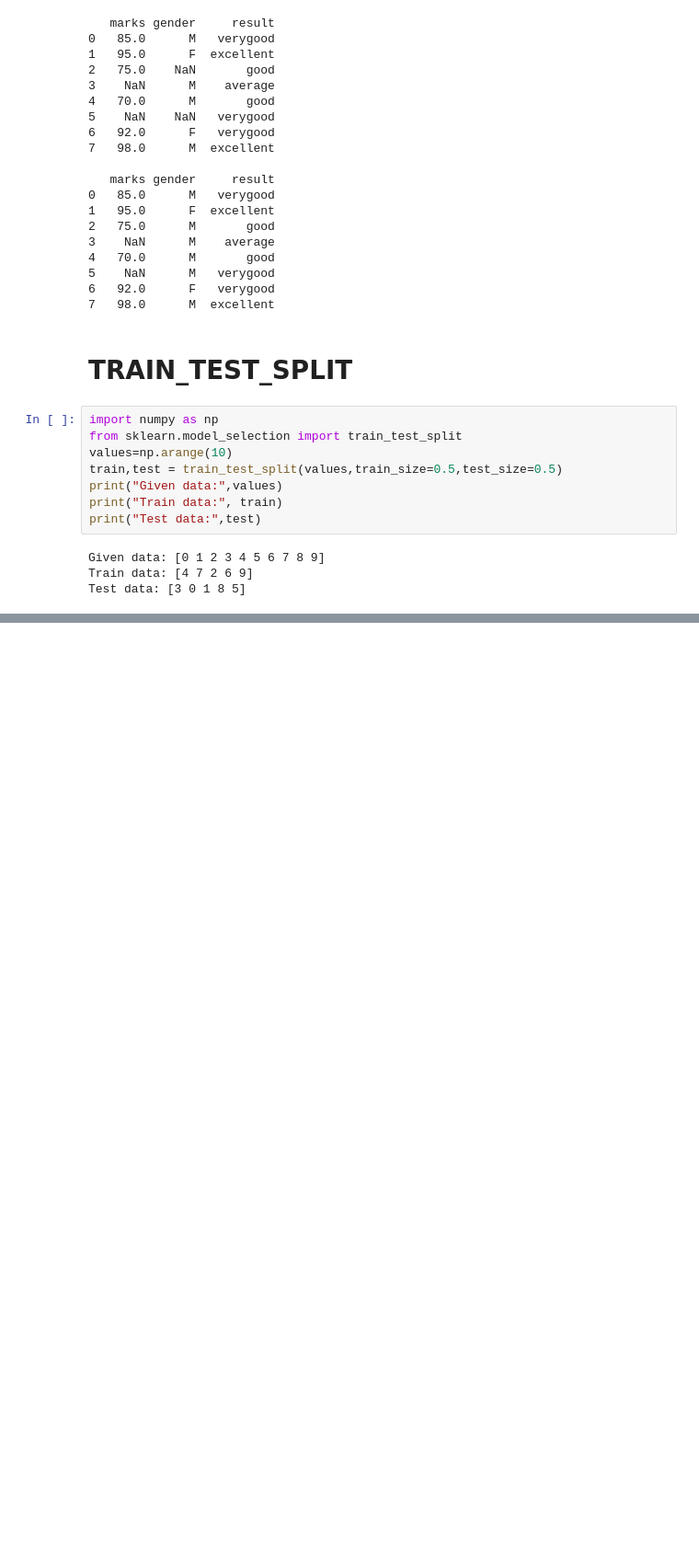
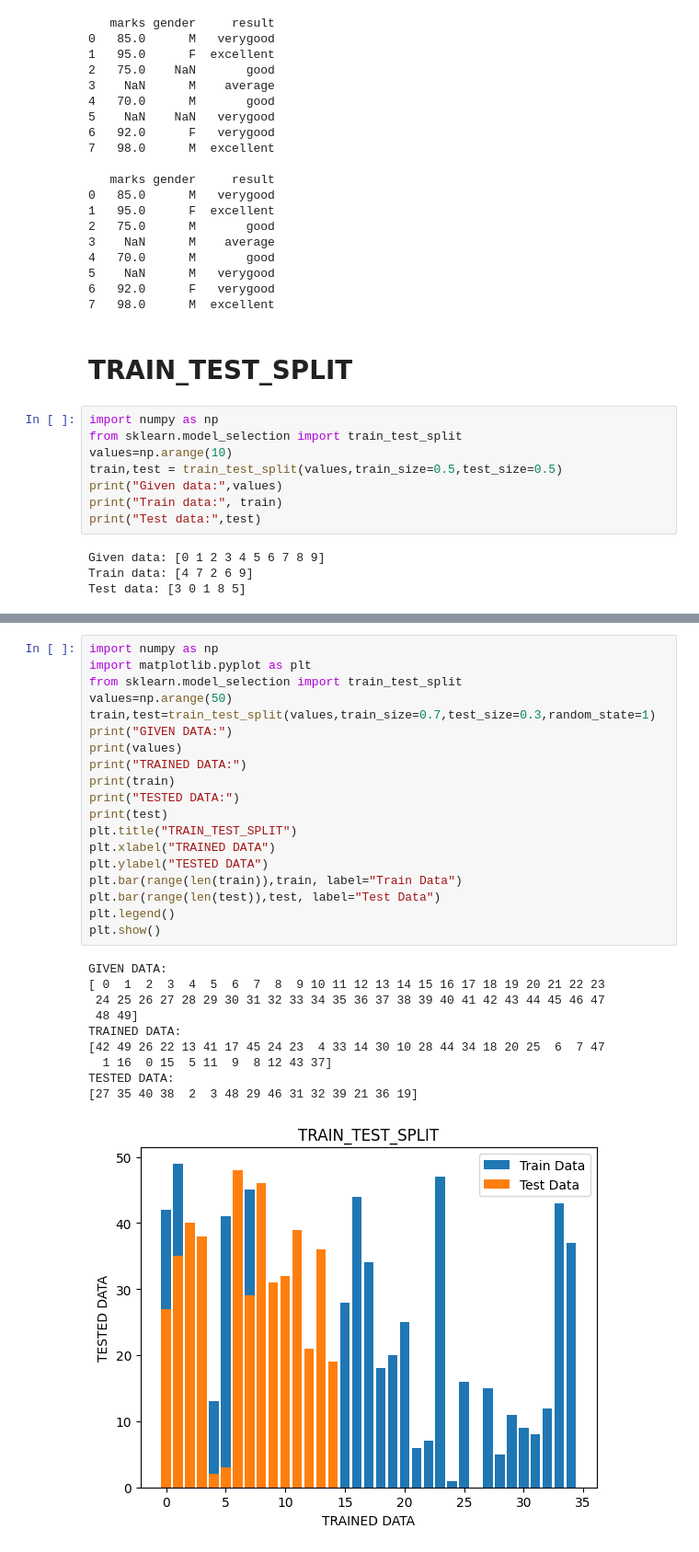
Before and after one commit to keerthimareedu3/keerthi, a Jupyter notebook: MACHINE_LEARNING.ipynb, the cells around one changed output, grey strips where cells are left out. Shown at 92% size. Drawn from its saved outputs; the diff is of its cells as text; blank space fills up the shorter version.

```diff
--- a/MACHINE_LEARNING.ipynb
+++ b/MACHINE_LEARNING.ipynb
@@ -723,0 +755,30 @@ Tested data:
+# %%
+import numpy as np
+import matplotlib.pyplot as plt
+from sklearn.model_selection import train_test_split
+values=np.arange(50)
+train,test=train_test_split(values,train_size=0.7,test_size=0.3,random_state=1)
+print("GIVEN DATA:")
+print(values)
+print("TRAINED DATA:")
+print(train)
+print("TESTED DATA:")
+print(test)
+plt.title("TRAIN_TEST_SPLIT")
+plt.xlabel("TRAINED DATA")
+plt.ylabel("TESTED DATA")
+plt.bar(range(len(train)),train, label="Train Data")
+plt.bar(range(len(test)),test, label="Test Data")
+plt.legend()
+plt.show()
+# %% [output]
+GIVEN DATA:
+[ 0  1  2  3  4  5  6  7  8  9 10 11 12 13 14 15 16 17 18 19 20 21 22 23
+ 24 25 26 27 28 29 30 31 32 33 34 35 36 37 38 39 40 41 42 43 44 45 46 47
+ 48 49]
+TRAINED DATA:
+[42 49 26 22 13 41 17 45 24 23  4 33 14 30 10 28 44 34 18 20 25  6  7 47
+  1 16  0 15  5 11  9  8 12 43 37]
+TESTED DATA:
+[27 35 40 38  2  3 48 29 46 31 32 39 21 36 19]
+[figure, added]
```
Also changed, not shown: parts of 4 cells of this notebook.
